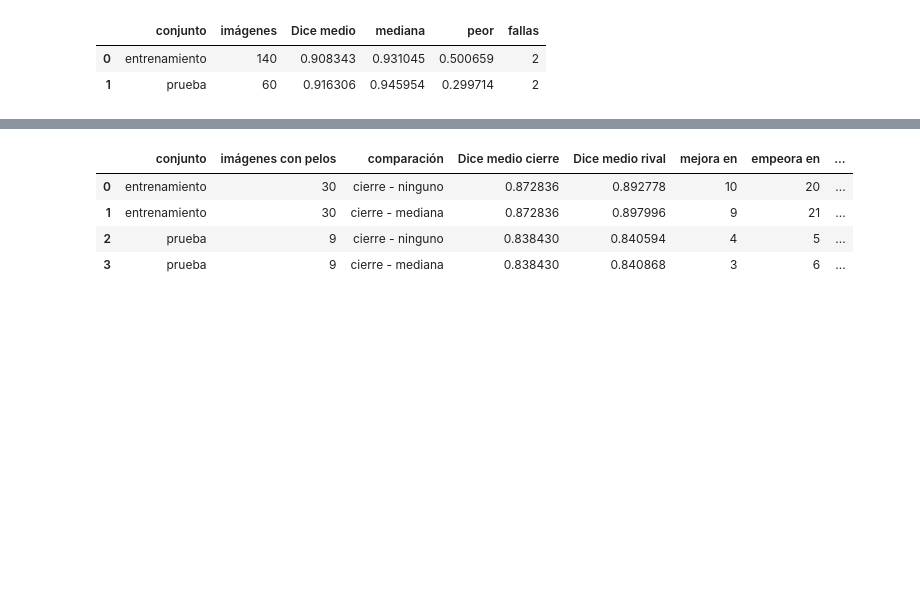
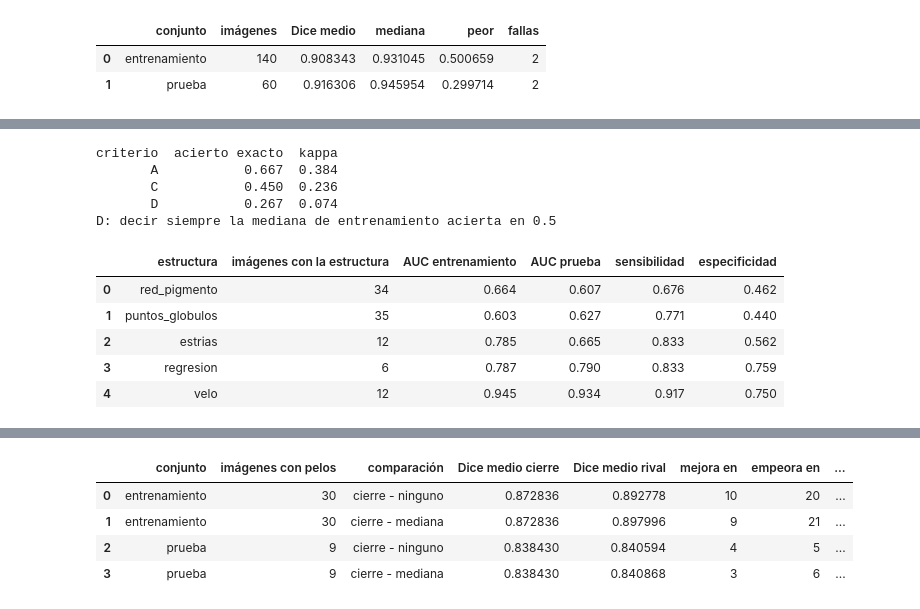
Before and after one commit to facortega/PSIB2026Q2-TPI-Grupo02-CassanoNieto-DElia-Ortega, a Jupyter notebook: modulos/m7_clasificacion_resultados/clasificacion_resultados.ipynb, the cells around one changed output, grey strips where cells are left out. Saved outputs shown, nothing was run; the diff lists cells and outputs as text; code cells hidden in the pictures; blank space fills up the shorter version.

```diff
--- a/modulos/m7_clasificacion_resultados/clasificacion_resultados.ipynb
+++ b/modulos/m7_clasificacion_resultados/clasificacion_resultados.ipynb
@@ -88,0 +95,31 @@ resumen
+# %%
+# Acuerdo de A, C y D con el dermatólogo en prueba
+acuerdo = pd.DataFrame([{"criterio": k, "acierto exacto": (prueba[k] == prueba[f"{k}_derm"]).mean(),
+                         "kappa": m7.kappa_cohen(prueba[k], prueba[f"{k}_derm"])} for k in ("A", "C", "D")])
+print(acuerdo.round(3).to_string(index=False))
+print("D: decir siempre la mediana de entrenamiento acierta en", round(float((prueba.D_derm == entrenamiento.D_derm.median()).mean()), 3))
+
+# Cada detector de estructura, con el umbral elegido en entrenamiento
+filas = []
+for e in textura_criterio_d.ESTRUCTURAS:
+    real = prueba[f"derm_{e}"].to_numpy(bool)
+    piso = entrenamiento[f"estr_{e}"].min()
+    filas.append({"estructura": e, "imágenes con la estructura": int(real.sum()),
+                  "AUC entrenamiento": m7.auc(entrenamiento[f"estr_{e}"].fillna(piso), entrenamiento[f"derm_{e}"].to_numpy(bool)),
+                  "AUC prueba": m7.auc(prueba[f"estr_{e}"].fillna(piso), real),
+                  **{k: v for k, v in m7.metricas(prueba[f"detectada_{e}"].to_numpy(bool), real).items() if k in ("sensibilidad", "especificidad")}})
+estructuras_prueba = pd.DataFrame(filas)
+graficos.guardar_tabla(estructuras_prueba, "m7_estructuras_prueba", decimales=2)
+estructuras_prueba.round(3)
+# %% [output]
+criterio  acierto exacto  kappa
+       A           0.667  0.384
+       C           0.450  0.236
+       D           0.267  0.074
+D: decir siempre la mediana de entrenamiento acierta en 0.5
+|  | estructura | imágenes con la estructura | AUC entrenamiento | AUC prueba | sensibilidad | especificidad |
+| 0 | red_pigmento | 34 | 0.664 | 0.607 | 0.676 | 0.462 |
+| 1 | puntos_globulos | 35 | 0.603 | 0.627 | 0.771 | 0.440 |
+| 2 | estrias | 12 | 0.785 | 0.665 | 0.833 | 0.562 |
+| 3 | regresion | 6 | 0.787 | 0.790 | 0.833 | 0.759 |
+| 4 | velo | 12 | 0.945 | 0.934 | 0.917 | 0.750 |
```
Also changed, not shown: parts of 27 cells of this notebook, 3 other files.
